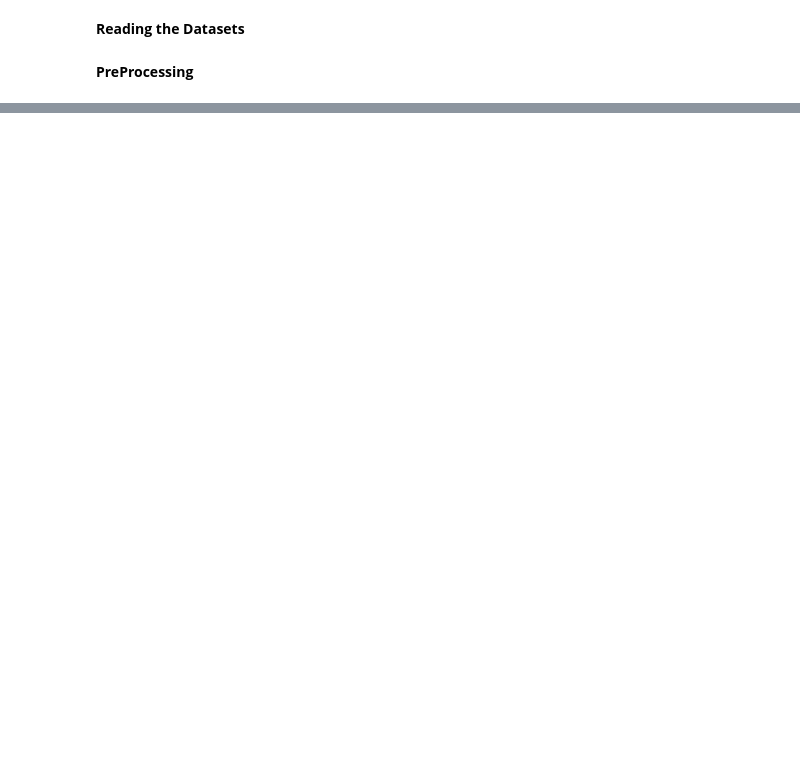
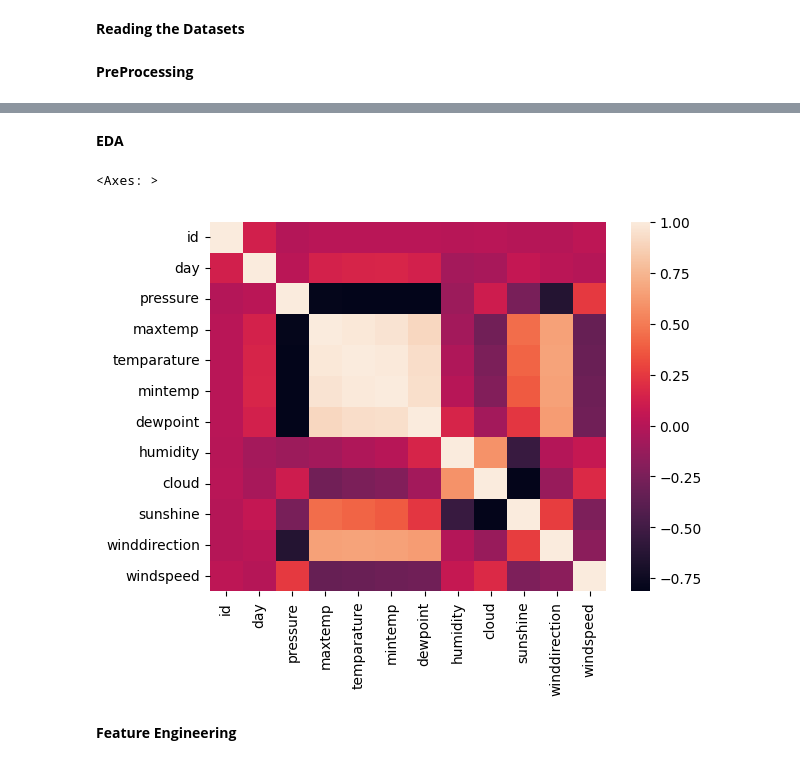
Before and after one commit to YusufDeesawala/Rainfall_Prediction_Kaggle, a Jupyter notebook: main.ipynb, the cells around one changed output, grey strips where cells are left out. Cells and saved outputs as stored; diff of their text form; code cells hidden in the pictures; blank space fills up the shorter version.

```diff
--- a/main.ipynb
+++ b/main.ipynb
@@ -8,5 +8,9 @@ import seaborn as sns
 # %%
 train = pd.read_csv('train.csv')
 test = pd.read_csv('test.csv')
+train = train.drop(columns = ['rainfall'], axis = 1)
+train_len = len(train)
+test_len = len(test)
+merged_df = pd.concat([train,test], axis = 0, ignore_index = True)
 # %% [markdown]
 **PreProcessing**
@@ -12,0 +42,12 @@ test = pd.read_csv('test.csv')
+# %%
+merged_df.fillna(test.mean(), inplace=True)
+# %% [markdown]
+**EDA**
+# %%
+corr = merged_df.corr()
+sns.heatmap(corr)
+# %% [output]
+<Axes: >
+[figure, added]
+# %% [markdown]
+**Feature Engineering**
```
Also changed, not shown: parts of 25 cells of this notebook, 3 other files.
